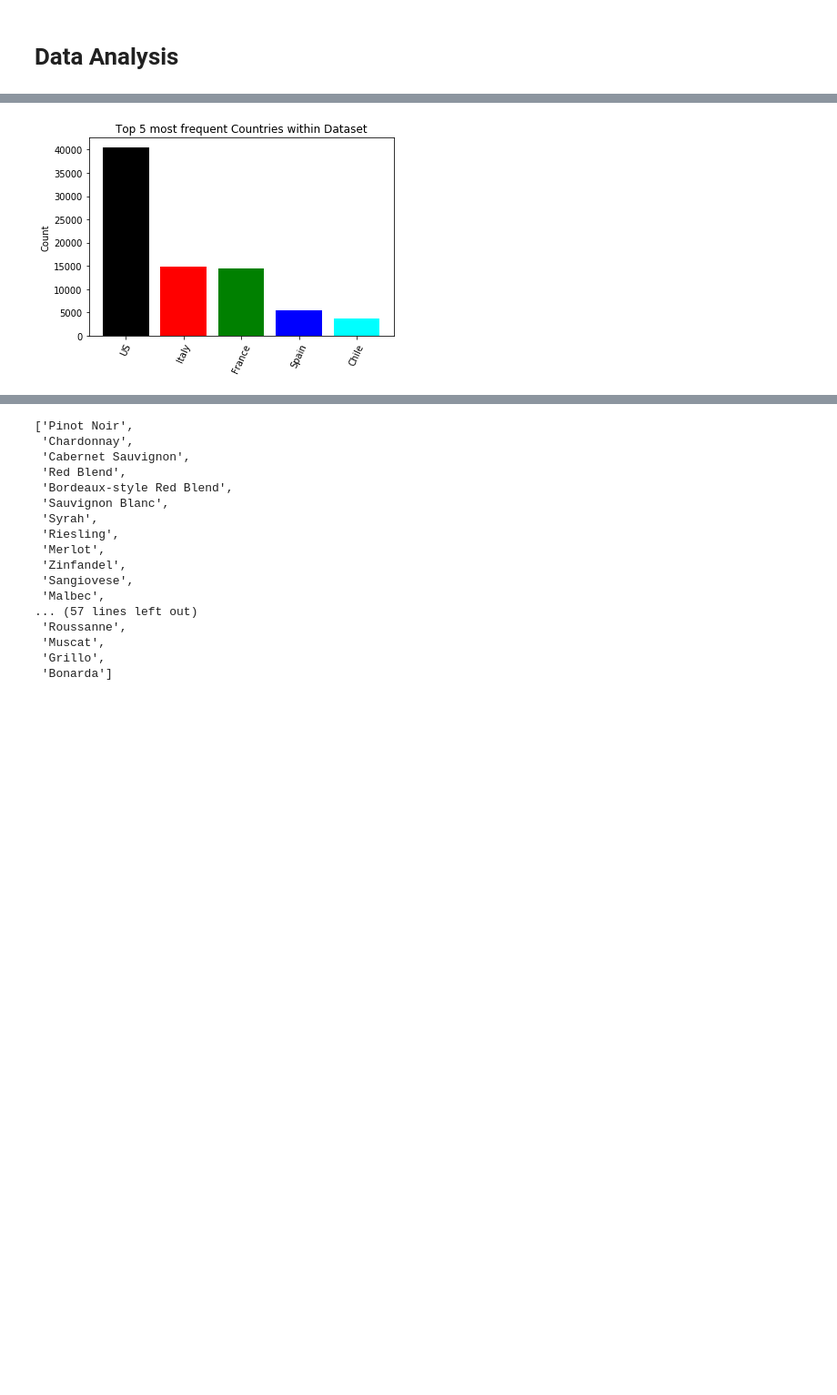
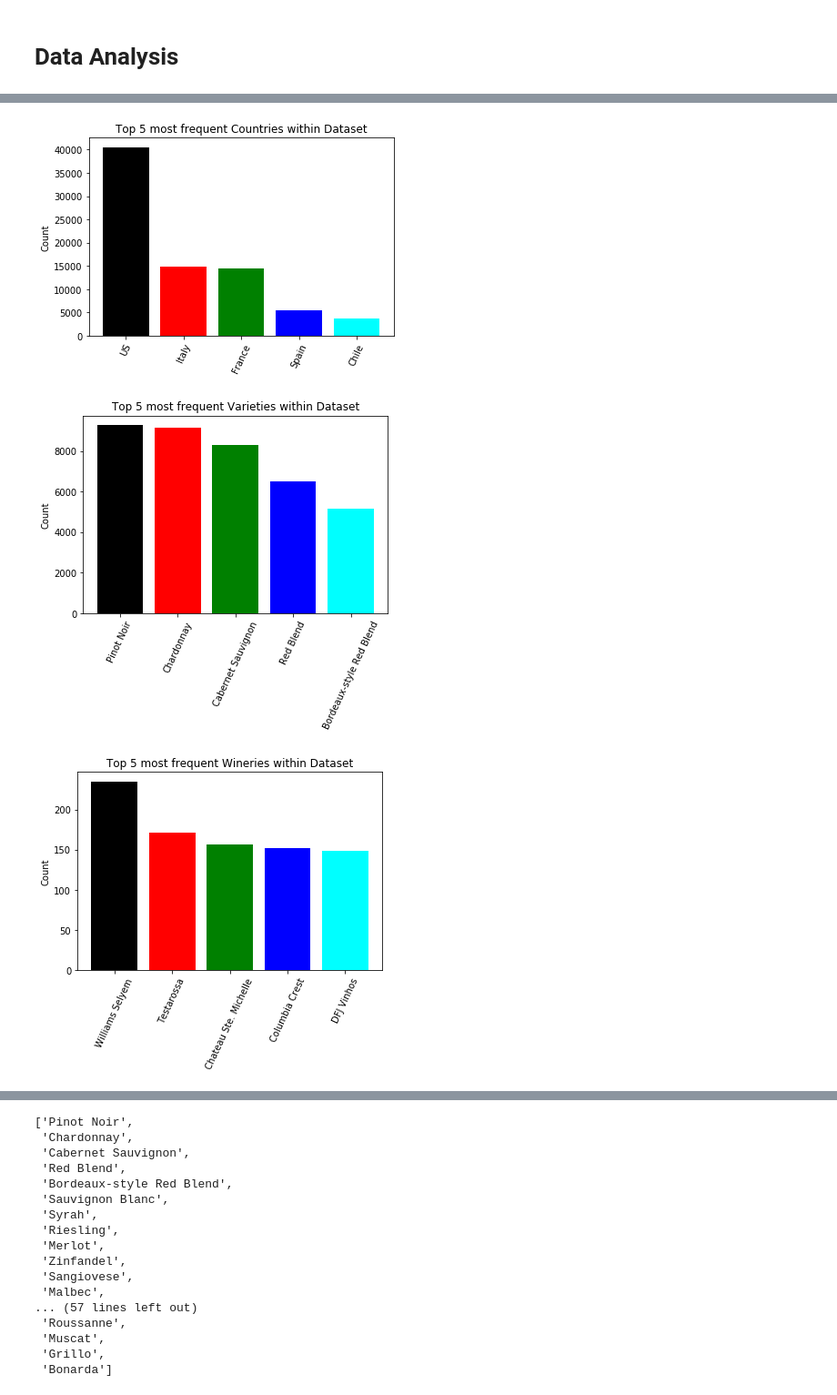
Before and after one commit to igorstojanovic91/wine-review-analysis, a Jupyter notebook: Wine reviews Analysis.ipynb, the cells around one changed output, grey strips where cells are left out. Shown: that part at 91% size. Saved outputs shown, nothing was run; the diff lists cells and outputs as text; code cells hidden in the pictures; blank space fills up the shorter version.

```diff
--- a/Wine reviews Analysis.ipynb
+++ b/Wine reviews Analysis.ipynb
@@ -245,3 +245,18 @@ df.drop('Unnamed: 0', axis=1, inplace=True)
 # Designation: https://winefolly.com/tutorial/reserve-wine-well-depends/
 #despite designation terms sound similar, the differences are not due to language, so they cannot be
 #summarized
+designation_style = {}
+for key, value in zip(df.designation.value_counts().index, df.designation.value_counts()):
+    designation_style[key]  = value
+
+designation_names = []
+for key, value in designation_style.items():
+    designation_names.append(key)
+
+designation_names = pd.DataFrame(designation_names)
+
+designation_names.rename(columns = {0:'Name'}, inplace = True)
+designation_names.sort_values(by=['Name'], inplace=True)
+
+designation_names
+#since designation variable provides too many confusing descriptions, it will be ignored
@@ -316,4 +380,8 @@ plt.show()
 # %%
+#creating get_top_5_value_counts that takes a dataframe and col as input
+#It creates a dictionary "full_dic" with all the entries of a value_counts() function
+#Then it creates a DataFrame based on the dictionary and renames it columns
+#After the top 5 entries are only stored in a dataframe before plotting a bar chart based on the top 5 entries
 def get_top_5_value_counts(dataframe, col):
     full_dic = {}
     for index, value in zip(dataframe[col].value_counts().index, dataframe[col].value_counts()):
@@ -327,16 +395,28 @@ def get_top_5_value_counts(dataframe, col):
     plt.ylabel('Count')
     if col[-1] == 'y':
         col = col[:-1]+'ies'
+    elif col[-2] == '_':
+        col = col[:-2]+'s'
     else:
         col = col+'s'
     plt.title('Top 5 most frequent ' + col.title() + ' within Dataset')
     return plt.show()
-
-
-get_top_5_value_counts(df, 'country')
-
-#.plot(kind='bar')
-#plt.xlabel(df[])
-#df.plot()
-# %% [output]
-[figure, removed]
+# %%
+#Analysis of top 5 values among the string columns
+fig1, ax1 = plt.subplots()
+get_top_5_value_counts(df, 'country');
+
+fig2, ax2 = plt.subplots()
+get_top_5_value_counts(df, 'variety');
+
+fig3, ax3 = plt.subplots()
+get_top_5_value_counts(df, 'winery');
+
+fig4, ax4 = plt.subplots()
+get_top_5_value_counts(df, 'region_1');
+
+plt.show()
+# %% [output]
+[figure, added]
+[figure, added]
+[figure, added]
```
Also changed, not shown: parts of 30 cells of this notebook.
